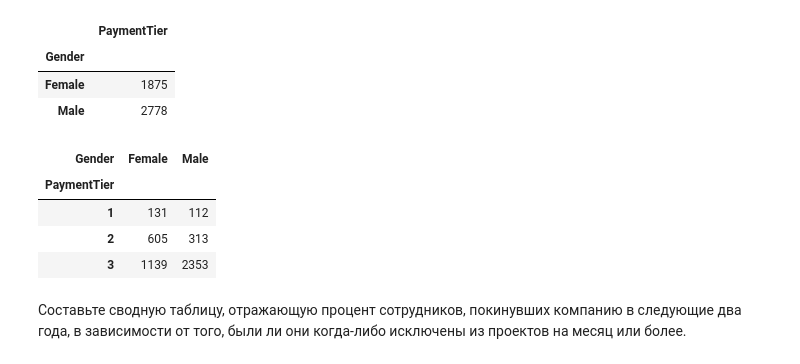
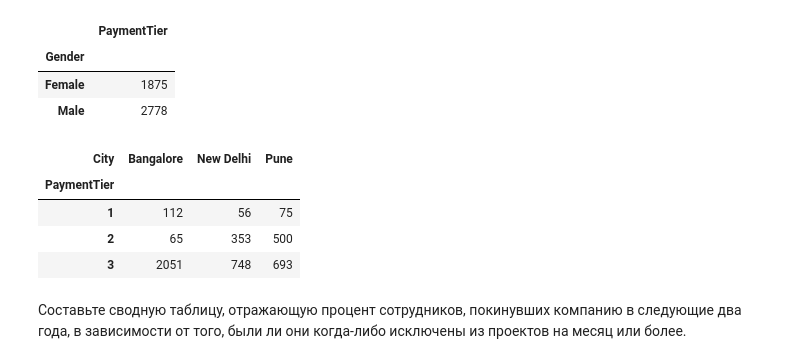
Before and after one commit to golubnichiy/bigdata_0925, a Jupyter notebook: day_02 ex.ipynb, the cells around one changed output. Drawn from its saved outputs; the diff is of its cells as text; code cells hidden in the pictures.

```diff
--- a/day_02 ex.ipynb
+++ b/day_02 ex.ipynb
@@ -147,14 +143,14 @@ df.pivot_table(values = 'PaymentTier', index = 'Gender', aggfunc = 'count')
 | Female | 1875 |
 | Male | 2778 |
 # %%
-pivot=pd.pivot_table(df,index='PaymentTier',columns='Gender',values='Age',aggfunc='count',fill_value=0)
+pivot=pd.pivot_table(df,index='PaymentTier', columns='City', values='Age',aggfunc='count')
 pivot
 # %% [output]
-| Gender | Female | Male |
-| PaymentTier |  |  |
-| 1 | 131 | 112 |
-| 2 | 605 | 313 |
-| 3 | 1139 | 2353 |
+| City | Bangalore | New Delhi | Pune |
+| PaymentTier |  |  |  |
+| 1 | 112 | 56 | 75 |
+| 2 | 65 | 353 | 500 |
+| 3 | 2051 | 748 | 693 |
 # %% [markdown]
 Составьте сводную таблицу, отражающую процент сотрудников, покинувших компанию в следующие два года, в зависимости от того, были ли они когда-либо исключены из проектов на месяц или более.
 # %%
```
Also changed, not shown: parts of 18 cells of this notebook.
